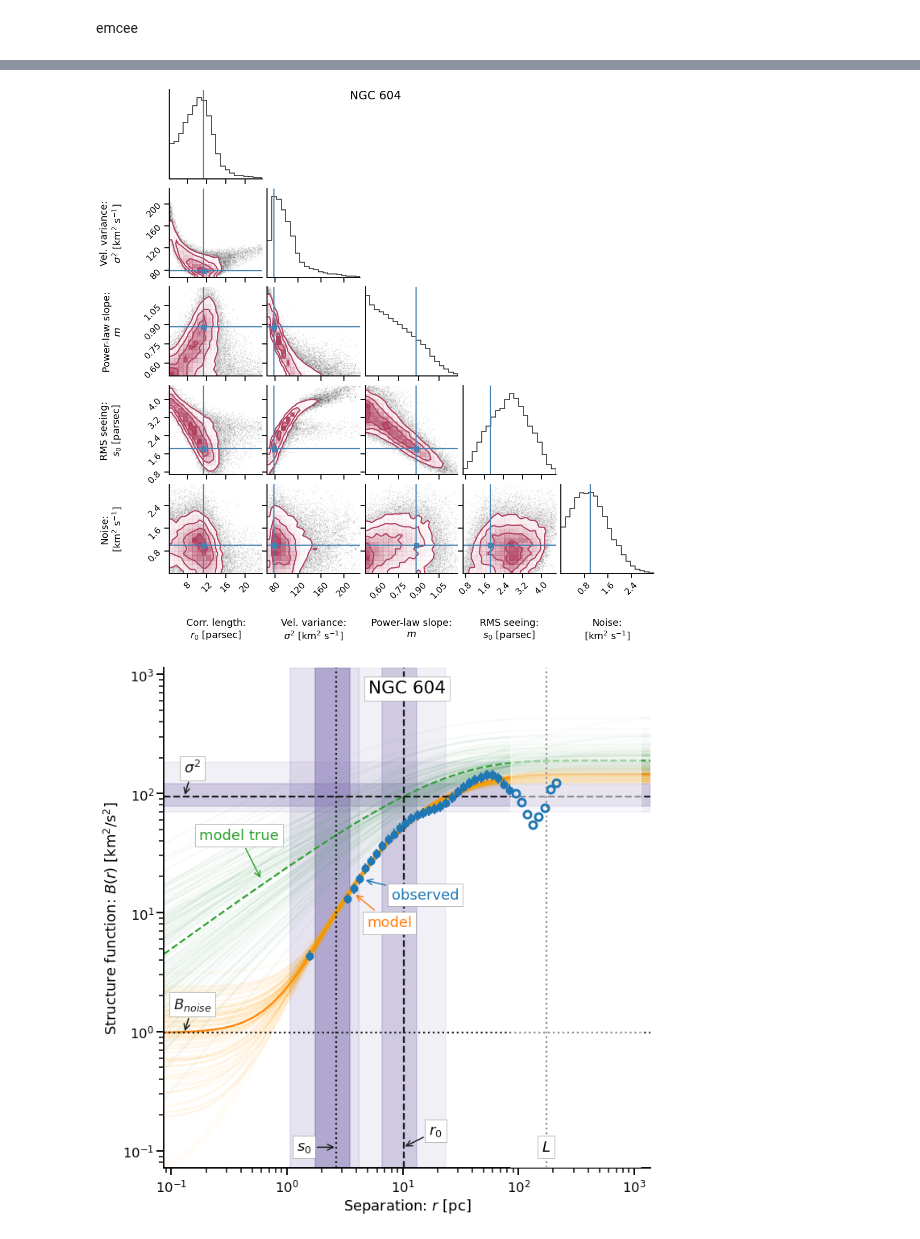
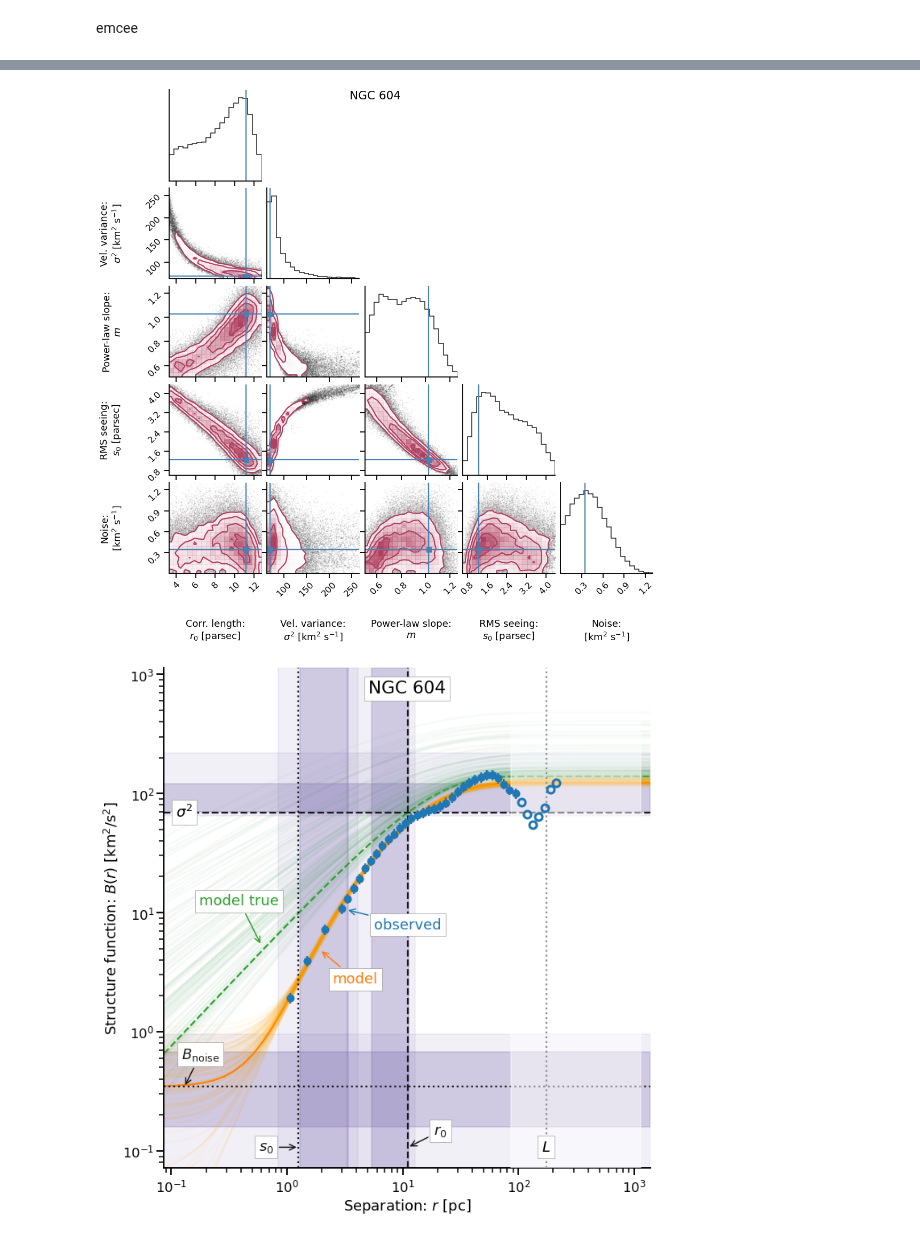
Before and after one commit to JavGVastro/PhD.Paper, a Jupyter notebook: CIN604H.ipynb, the cells around one changed output, grey strips where cells are left out. Cells and saved outputs as stored; diff of their text form; code cells hidden in the pictures.

Commit message:
Updated plot

```diff
--- a/CIN604H.ipynb
+++ b/CIN604H.ipynb
@@ -33,10 +33,3 @@ pc =  SFresults['pc']
 pix =  SFresults['pix']
 box_size =  SFresults['box_size']
 pc_per_arcsec = pc
-# %%
-# Merge first K points
-K = 3
-r[K] = np.mean(r[:K])
-B[K] = np.mean(B[:K])
-r = r[K:]
-B = B[K:]
@@ -74,9 +74,9 @@ pd.DataFrame(model.param_hints)
 # %%
 relative_uncertainty = 0.1
 weights = 1.0 / (relative_uncertainty * B)
-large_scale = r > 0.5 * box_size
+large_scale = r > 0.6 * box_size
 weights[large_scale] /= 3.0
-#weights[:3] /= 3.0
+#weights[:2] /= 2.0
 # %%
 to_fit = ~large_scale
 result = model.fit(B[to_fit], weights=weights[to_fit], r=r[to_fit])
@@ -149,7 +149,7 @@ sns.despine();
 # %% [markdown]
 emcee
 # %%
-emcee_kws = dict(steps=15000, burn=500, thin=50, is_weighted=True,
+emcee_kws = dict(steps=25000, burn=500, thin=50, is_weighted=True,
                  progress=False, workers=16)
 emcee_params = result.params.copy()
 # emcee_params.add('__lnsigma', value=np.log(0.1), min=np.log(0.001), max=np.log(2.0))
@@ -212,8 +211,8 @@ if hasattr(result_emcee, "acor"):
 # %%
 bplot.corner_plot(result_emcee, result, name, data, data_ranges=[0.95, 0.99, 0.995, 0.995, 0.999]);
 # %% [output]
-[figure, old version]
+[figure, new version]
 # %%
-bplot.strucfunc_plot(result_emcee, r, B, to_fit, name, data, box_size, large_scale)
+bplot.strucfunc_plot(result_emcee, result, r, B, to_fit, name, data, box_size, large_scale)
 # %% [output]
-[figure, old version]
+[figure, new version]
```
Also changed, not shown: parts of 10 cells of this notebook.
